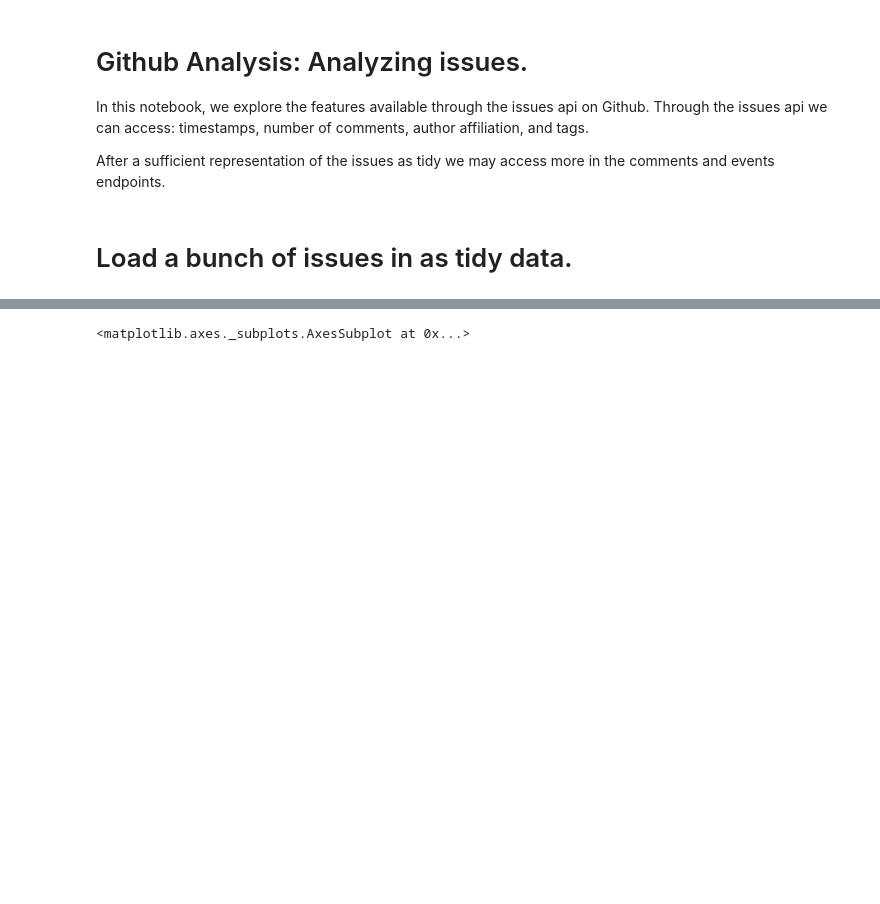
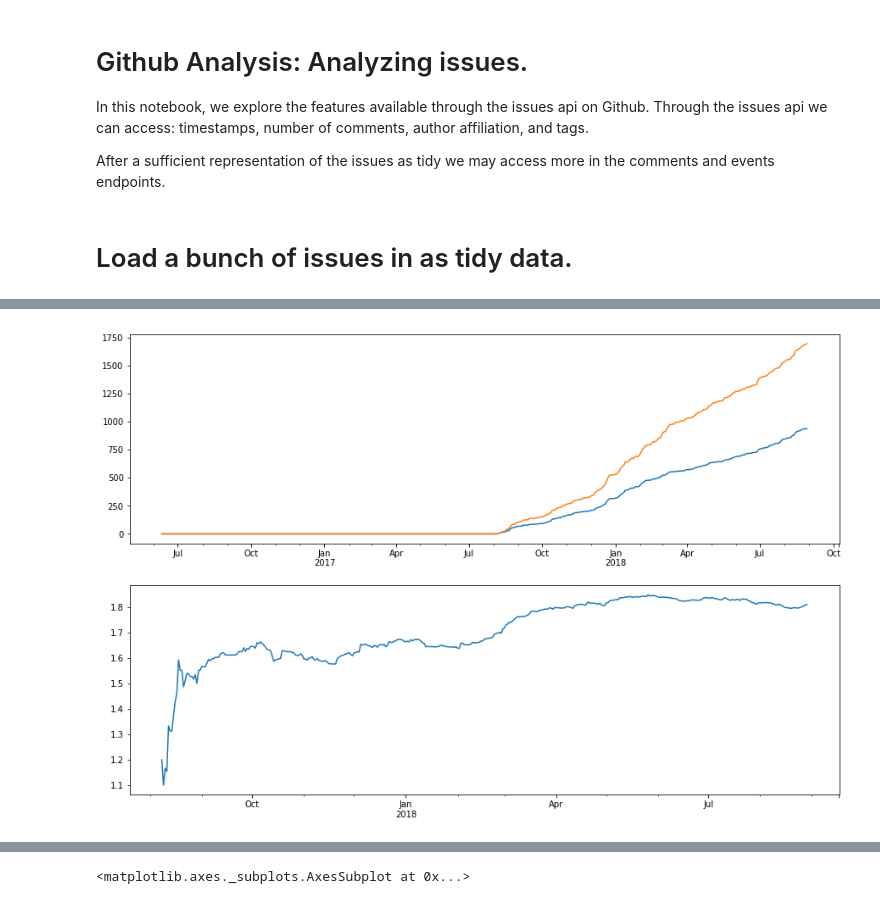
Before and after one commit to deathbeds/deathbeds.github.io, a Jupyter notebook: deathbeds/2018-08-28-Github-project-statistics-and-visualizations.ipynb, the cells around one changed output, grey strips where cells are left out. Cells and saved outputs as stored; diff of their text form; code cells hidden in the pictures; blank space fills up the shorter version.

```diff
--- a/deathbeds/2018-08-28-Github-project-statistics-and-visualizations.ipynb
+++ b/deathbeds/2018-08-28-Github-project-statistics-and-visualizations.ipynb
@@ -86,0 +111,11 @@ matplotlib.rcParams['figure.figsize'] = (12, 6)
+# %%
+subplot(2,1,1)
+closedissues = closed[df.closed].sum().rename('closed issues')
+closedprs = closed[np.logical_and(df.closed, df.pr)].sum().rename('closed prs')
+closedprs.plot(ax=gca())
+closedissues.plot(ax=gca())
+subplot(2,1,2)
+(closedissues/closedprs).plot()
+gcf().set_size_inches((15, 10))
+# %% [output]
+[figure, added]
```
Also changed, not shown: parts of 26 cells of this notebook.
